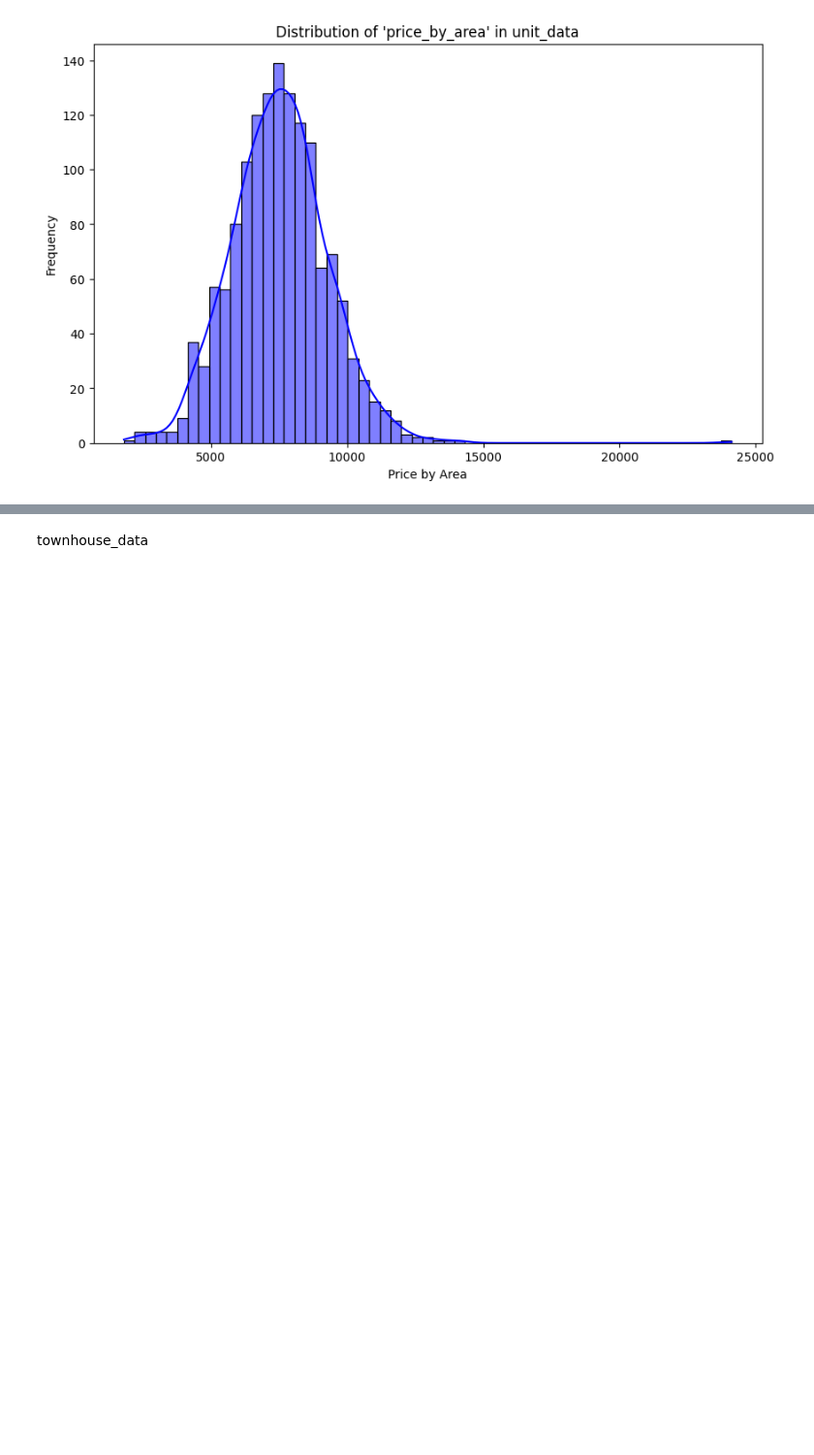
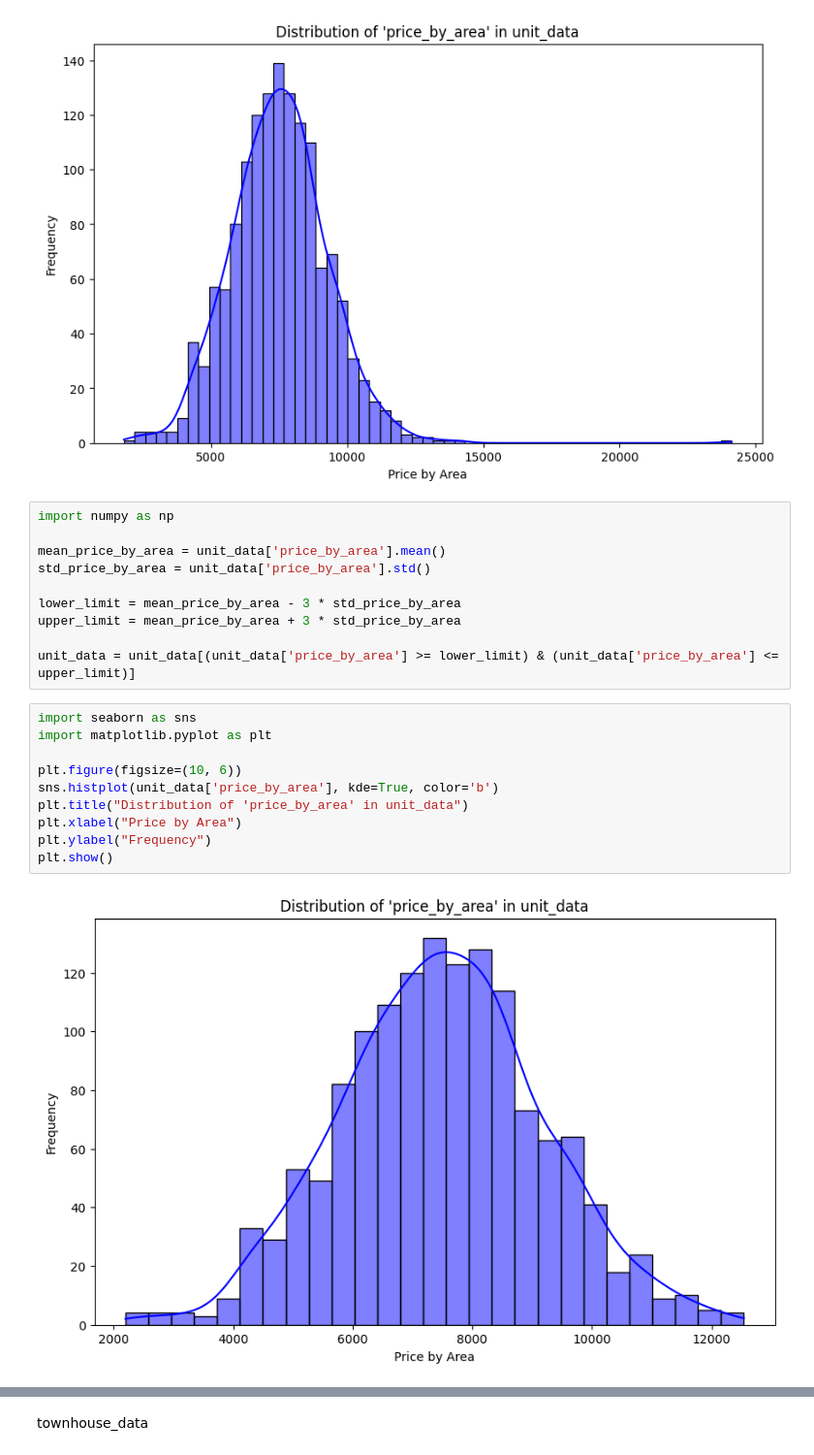
Before and after one commit to YeJiu97/master-of-data-science-unisa, a Jupyter notebook: 03-DataScienceProfessionalDevelopment/classification_model_final/Final_Models_High_Accuracy.ipynb, the cells around one changed output, grey strips where cells are left out. Shown: that part at 97% size. Cells and saved outputs as stored; diff of their text form; blank space fills up the shorter version.

```diff
--- a/03-DataScienceProfessionalDevelopment/classification_model_final/Final_Models_High_Accuracy.ipynb
+++ b/03-DataScienceProfessionalDevelopment/classification_model_final/Final_Models_High_Accuracy.ipynb
@@ -475,6 +562,28 @@ plt.ylabel("Frequency")
 plt.show()
 # %% [output]
 [figure]
+# %%
+import numpy as np
+
+mean_price_by_area = unit_data['price_by_area'].mean()
+std_price_by_area = unit_data['price_by_area'].std()
+
+lower_limit = mean_price_by_area - 3 * std_price_by_area
+upper_limit = mean_price_by_area + 3 * std_price_by_area
+
+unit_data = unit_data[(unit_data['price_by_area'] >= lower_limit) & (unit_data['price_by_area'] <= upper_limit)]
+# %%
+import seaborn as sns
+import matplotlib.pyplot as plt
+
+plt.figure(figsize=(10, 6))
+sns.histplot(unit_data['price_by_area'], kde=True, color='b')
+plt.title("Distribution of 'price_by_area' in unit_data")
+plt.xlabel("Price by Area")
+plt.ylabel("Frequency")
+plt.show()
+# %% [output]
+[figure, added]
 # %%
 import pandas as pd
 
```
Also changed, not shown: parts of 34 cells of this notebook, 3 other files.
